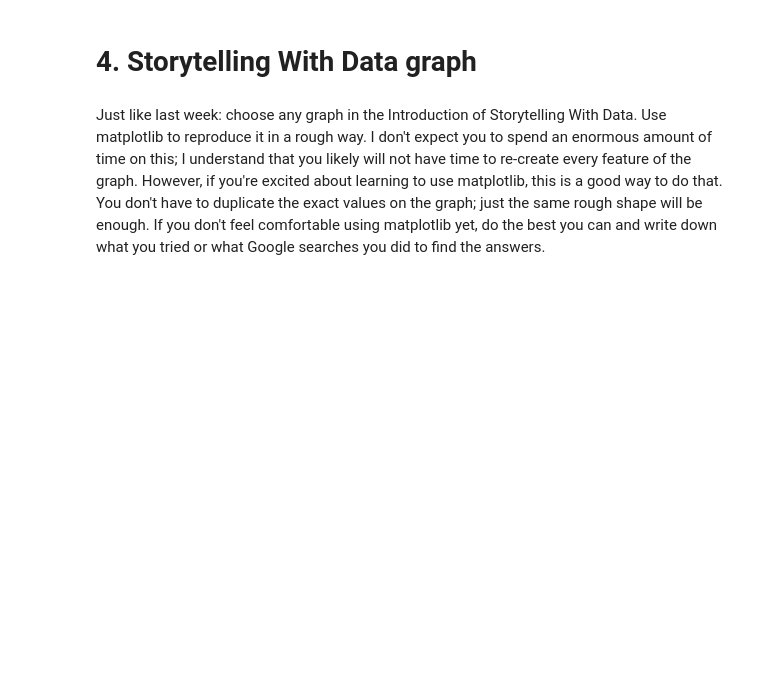
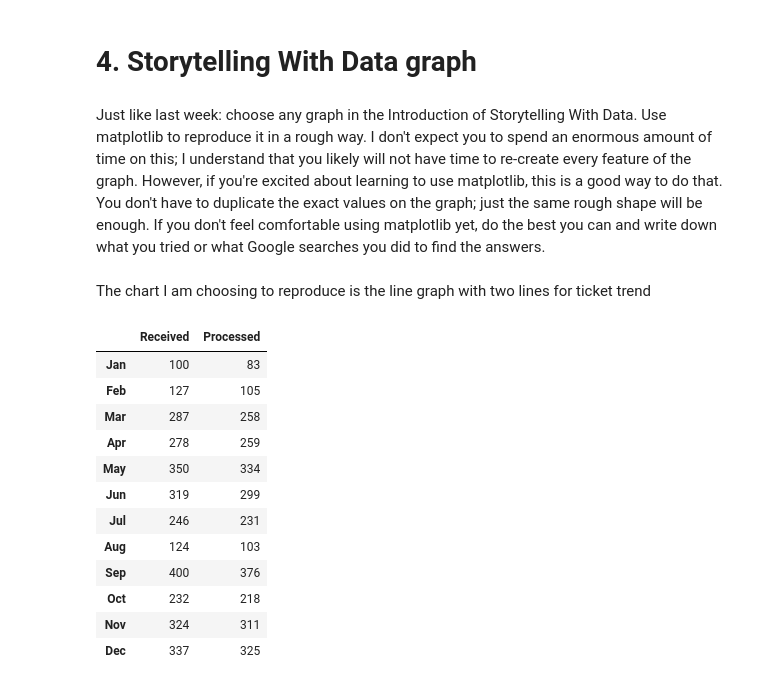
Before and after one commit to eghatzis0527/DX699---HW-Assignments, a Jupyter notebook: OMDS-ModB2-Week2-Hatzis-Eleni.ipynb, the cells around one changed output. Cells and saved outputs as stored; diff of their text form; code cells hidden in the pictures; blank space fills up the shorter version.

```diff
--- a/OMDS-ModB2-Week2-Hatzis-Eleni.ipynb
+++ b/OMDS-ModB2-Week2-Hatzis-Eleni.ipynb
@@ -122,3 +163,35 @@ I also have learned there are no duplicate values in this dataset
 # 4. Storytelling With Data graph
 # %% [markdown]
 Just like last week: choose any graph in the Introduction of Storytelling With Data. Use matplotlib to reproduce it in a rough way. I don't expect you to spend an enormous amount of time on this; I understand that you likely will not have time to re-create every feature of the graph. However, if you're excited about learning to use matplotlib, this is a good way to do that. You don't have to duplicate the exact values on the graph; just the same rough shape will be enough.  If you don't feel comfortable using matplotlib yet, do the best you can and write down what you tried or what Google searches you did to find the answers.
+# %% [markdown]
+The chart I am choosing to reproduce is the line graph with two lines for ticket trend
+# %%
+import random
+
+n = 12
+receive = random.sample(range(100, 401), n)
+subs = random.sample(range(12, 30), n)
+process = []
+
+for i in range(len(subs)):
+    process.append(receive[i] - subs[i])
+
+data = {'Received' : receive, 'Processed' : process}
+
+df = pd.DataFrame(data, index = ['Jan', 'Feb', 'Mar', 'Apr', 'May', 'Jun', 'Jul', 'Aug', 'Sep', 'Oct', 'Nov', 'Dec'])
+
+df
+# %% [output]
+|  | Received | Processed |
+| Jan | 100 | 83 |
+| Feb | 127 | 105 |
+| Mar | 287 | 258 |
+| Apr | 278 | 259 |
+| May | 350 | 334 |
+| Jun | 319 | 299 |
+| Jul | 246 | 231 |
+| Aug | 124 | 103 |
+| Sep | 400 | 376 |
+| Oct | 232 | 218 |
+| Nov | 324 | 311 |
+| Dec | 337 | 325 |
```
Also changed, not shown: parts of 5 cells of this notebook.
